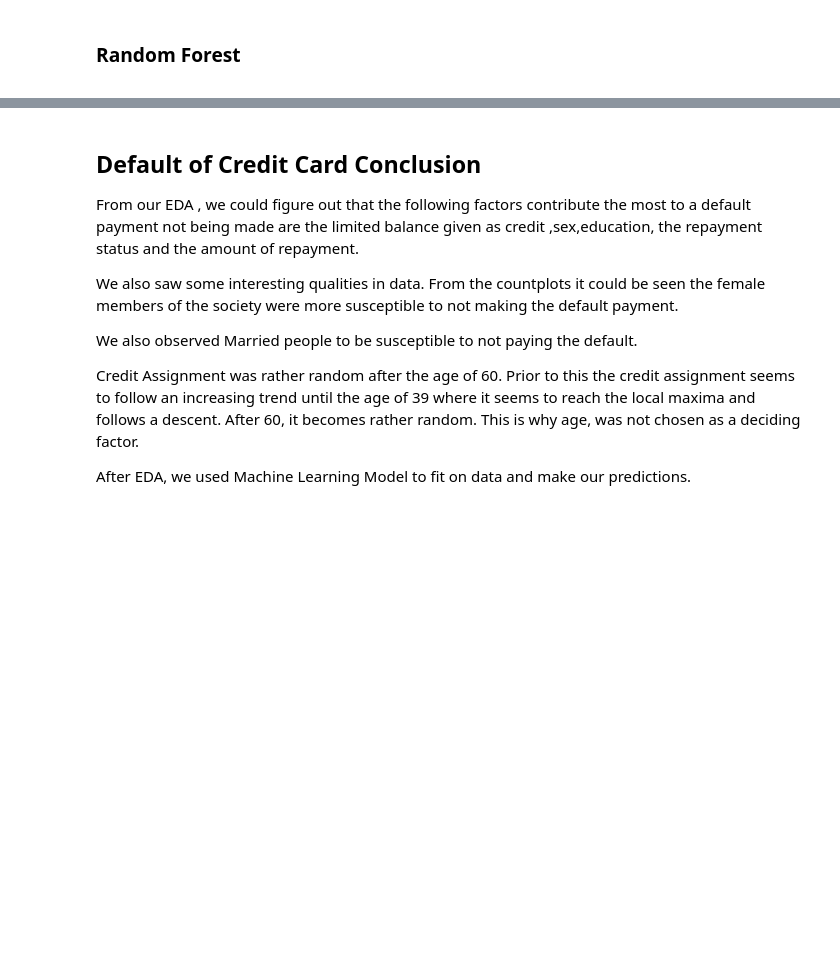
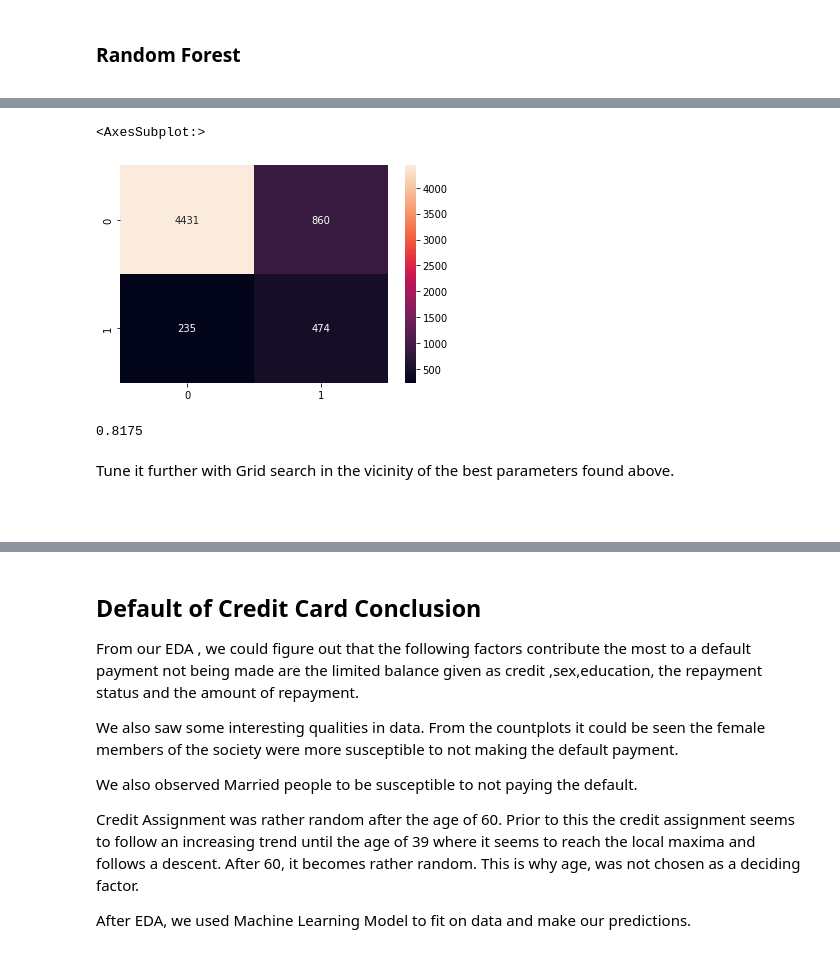
Before and after one commit to DivakarSai/python_projects, a Jupyter notebook: default of credit card clients/Default of Credit Card.ipynb, the cells around one changed output, grey strips where cells are left out. Cells and saved outputs as stored; diff of their text form; code cells hidden in the pictures; blank space fills up the shorter version.

````diff
--- a/default of credit card clients/Default of Credit Card.ipynb
+++ b/default of credit card clients/Default of Credit Card.ipynb
@@ -320,0 +326,21 @@ ac
+# %%
+#try parameters from decision tree grid search that gave best results
+
+alg2 = RandomForestClassifier(n_estimators=100, max_depth=5, min_samples_split=30, min_samples_leaf=10, max_features=10, random_state=10)
+alg2.fit(x_train,y_train)
+y_pred2=alg2.predict(x_test)
+# %%
+cm=confusion_matrix(y_pred2,y_test)
+sns.heatmap(cm,annot=True,fmt='d')
+# %% [output]
+<AxesSubplot:>
+[figure, added]
+# %%
+ac=accuracy_score(y_pred2,y_test)
+ac
+# %% [output]
+0.8175
+# %% [markdown]
+Tune it further with Grid search in the vicinity of the best parameters found above.
+
+```python
````
Also changed, not shown: parts of 10 cells of this notebook, 4 other files.
